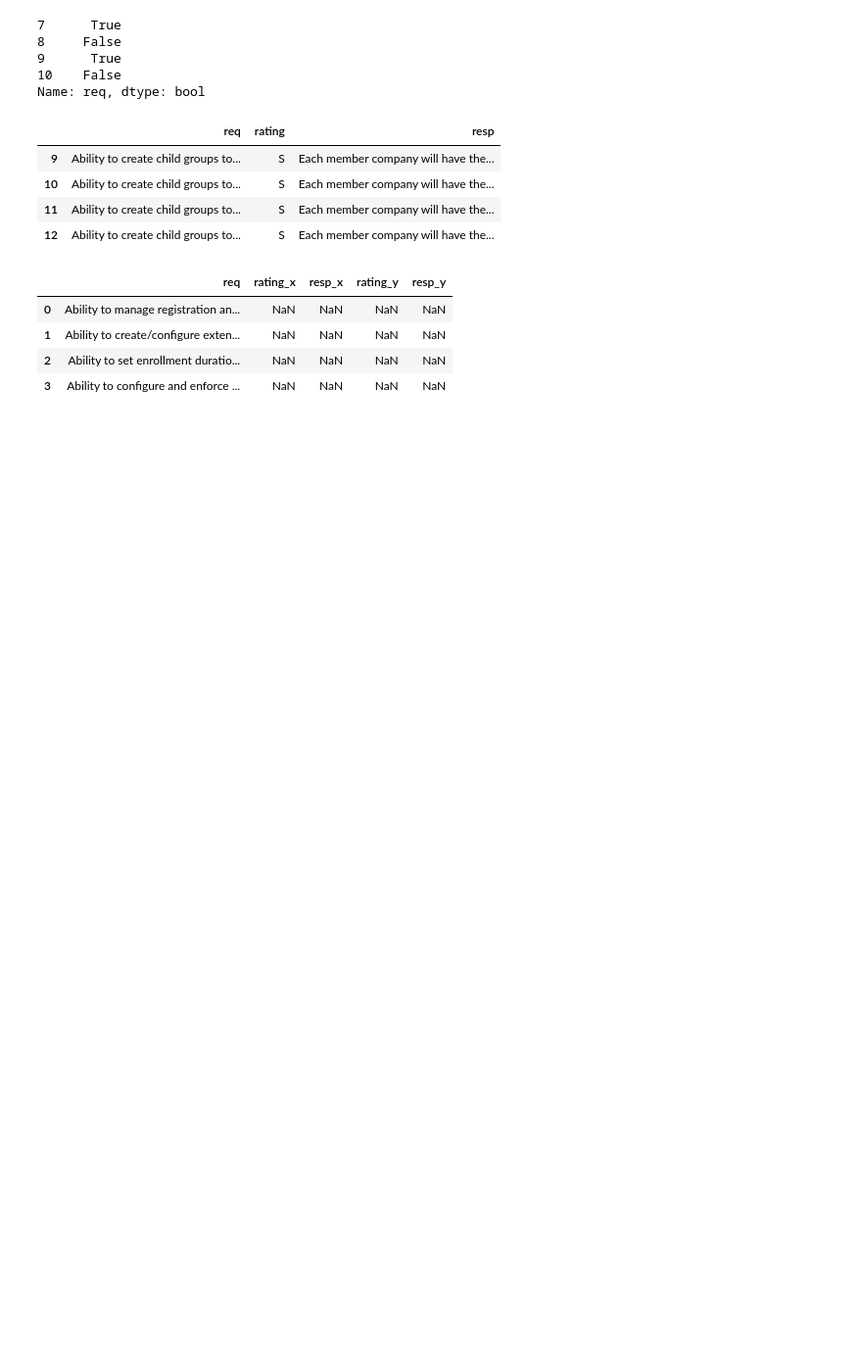
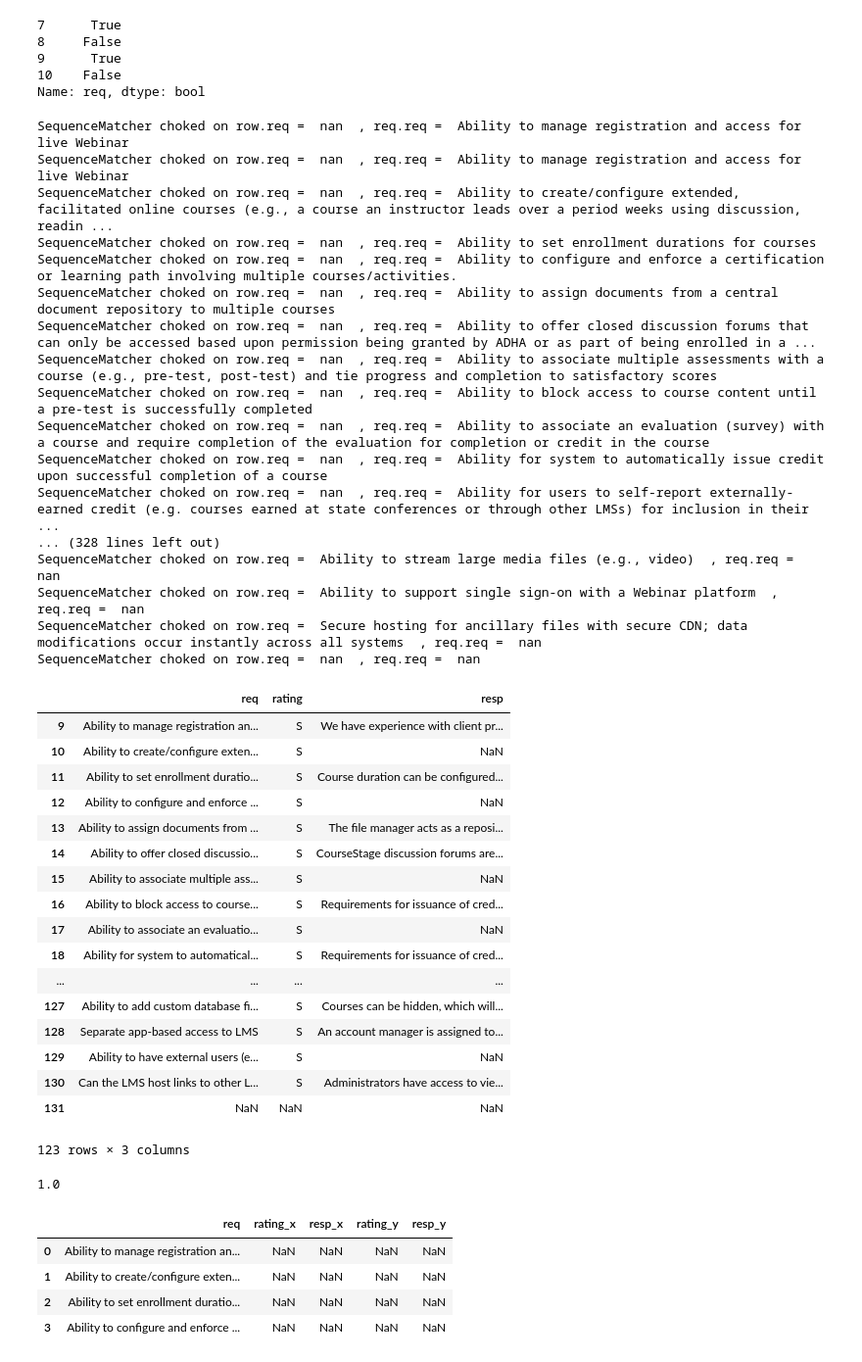
Before and after one commit to andyhicken-zz/proposals, a Jupyter notebook: proposals.ipynb, the cells around one changed output. Shown: that part at 98% size. Drawn from its saved outputs; the diff is of its cells as text; code cells hidden in the pictures; blank space fills up the shorter version.

```diff
--- a/proposals.ipynb
+++ b/proposals.ipynb
@@ -60,52 +60,101 @@ matchRows
 10    False
 Name: req, dtype: bool
 # %%
+import difflib
+# difflib.SequenceMatcher(None, 'hello world', 'hello').ratio()
+
 def respondToReq(req, corpus):
     '''
     Given a requirement (req.req) and a dataframe 'corpus' of past responses
     Read through the corpus (corpus.req) to find the past requirement that most closely matches the requirement
-    Overwrite the response (req.resp) with that requirement's response.
+    Overwrite the response (req.resp) and rating (req.rating) with that requirement's response.
     '''
 
+    max_ratio = 0
+
     for index, row in corpus.iterrows():
-        if req.req == row.req:
+        # this generates a number between 0 and 1 with the similarity of two strings
+        try:
+            lrat = difflib.SequenceMatcher(None, row.req, req.req).ratio()
+        except:
+            lrat = 0
+            print("SequenceMatcher choked on row.req = ", row.req, " , req.req = ", req.req)
+
+        if lrat > max_ratio:
+            max_ratio = lrat
             req.resp = row.resp
+            req.rating = row.rating
 
-    return row
+    return req
 
 def output_response(corpus, RFP):
     '''
     Given a 'corpus' of past answers
     output an RFP response in CSV format
     that duplicates previous responses to all exactly matching requirements
     match on requirement language
     '''
 
     # read through each line of the RFP
     # using apply
 
     # send the arguments after the first to df.apply() like this:
     filledRFP = RFP.apply(respondToReq, corpus = corpus, axis = "columns") #, corpus)
     # axis = 'columns' tells apply to apply itself to each row.
 
     return filledRFP
 
 # (file, start_row = 0, end_row = 999, req_i = 2, rat_i = 5, resp_i =6)
 
-corpus = ingestRFP('C:/Users/ahicken/Documents/proposal_data/naedutf8.csv', 7, 11, 2, 6, 7)
-# output_response(corpus, corpus)
+corpus = ingestRFP('C:/Users/ahicken/Documents/proposal_data/naedutf8.csv', 9, 230, 2, 6, 7)
+# last row should be 230
 
-newRFP = ingestRFP('C:/Users/ahicken/Documents/proposal_data/adha.csv', 9, 13, 2, 5, 6)
+newRFP = ingestRFP('C:/Users/ahicken/Documents/proposal_data/adha.csv', 9, 132, 2, 5, 6)
+# last row should be 132
 
 filledRFP = output_response(corpus, newRFP)
 
 filledRFP
 # %% [output]
+SequenceMatcher choked on row.req =  nan  , req.req =  Ability to manage registration and access for live Webinar
+SequenceMatcher choked on row.req =  nan  , req.req =  Ability to manage registration and access for live Webinar
+SequenceMatcher choked on row.req =  nan  , req.req =  Ability to create/configure extended, facilitated online courses (e.g., a course an instructor leads over a period weeks using discussion, readin ...
+SequenceMatcher choked on row.req =  nan  , req.req =  Ability to set enrollment durations for courses
+SequenceMatcher choked on row.req =  nan  , req.req =  Ability to configure and enforce a certification or learning path involving multiple courses/activities.
+SequenceMatcher choked on row.req =  nan  , req.req =  Ability to assign documents from a central document repository to multiple courses
+SequenceMatcher choked on row.req =  nan  , req.req =  Ability to offer closed discussion forums that can only be accessed based upon permission being granted by ADHA or as part of being enrolled in a ...
+SequenceMatcher choked on row.req =  nan  , req.req =  Ability to associate multiple assessments with a course (e.g., pre-test, post-test) and tie progress and completion to satisfactory scores
+SequenceMatcher choked on row.req =  nan  , req.req =  Ability to block access to course content until a pre-test is successfully completed
+SequenceMatcher choked on row.req =  nan  , req.req =  Ability to associate an evaluation (survey) with a course and require completion of the evaluation for completion or credit in the course
+SequenceMatcher choked on row.req =  nan  , req.req =  Ability for system to automatically issue credit upon successful completion of a course
+SequenceMatcher choked on row.req =  nan  , req.req =  Ability for users to self-report externally-earned credit (e.g. courses earned at state conferences or through other LMSs) for inclusion in their ...
+... (328 lines left out)
+SequenceMatcher choked on row.req =  Ability to stream large media files (e.g., video)  , req.req =  nan
+SequenceMatcher choked on row.req =  Ability to support single sign-on with a Webinar platform  , req.req =  nan
+SequenceMatcher choked on row.req =  Secure hosting for ancillary files with secure CDN; data modifications occur instantly across all systems  , req.req =  nan
+SequenceMatcher choked on row.req =  nan  , req.req =  nan
 |  | req | rating | resp |
-| 9 | Ability to create child groups to... | S | Each member company will have the... |
-| 10 | Ability to create child groups to... | S | Each member company will have the... |
-| 11 | Ability to create child groups to... | S | Each member company will have the... |
-| 12 | Ability to create child groups to... | S | Each member company will have the... |
+| 9 | Ability to manage registration an... | S | We have experience with client pr... |
+| 10 | Ability to create/configure exten... | S | NaN |
+| 11 | Ability to set enrollment duratio... | S | Course duration can be configured... |
+| 12 | Ability to configure and enforce ... | S | NaN |
+| 13 | Ability to assign documents from ... | S | The file manager acts as a reposi... |
+| 14 | Ability to offer closed discussio... | S | CourseStage discussion forums are... |
+| 15 | Ability to associate multiple ass... | S | NaN |
+| 16 | Ability to block access to course... | S | Requirements for issuance of cred... |
+| 17 | Ability to associate an evaluatio... | S | NaN |
+| 18 | Ability for system to automatical... | S | Requirements for issuance of cred... |
+| ... | ... | ... | ... |
+| 127 | Ability to add custom database fi... | S | Courses can be hidden, which will... |
+| 128 | Separate app-based access to LMS | S | An account manager is assigned to... |
+| 129 | Ability to have external users (e... | S | NaN |
+| 130 | Can the LMS host links to other L... | S | Administrators have access to vie... |
+| 131 | NaN | NaN | NaN |
+123 rows × 3 columns
+# %%
+difflib.SequenceMatcher(None, "The quick brown fox jumped over the lazy dog", "The quick brown fox jumped over the lazy dog").ratio()
+# %% [output]
+1.0
 # %%
  # DataFrame.join(other, on=None, how='left', lsuffix='', rsuffix='', sort=False)[source]
 
```
